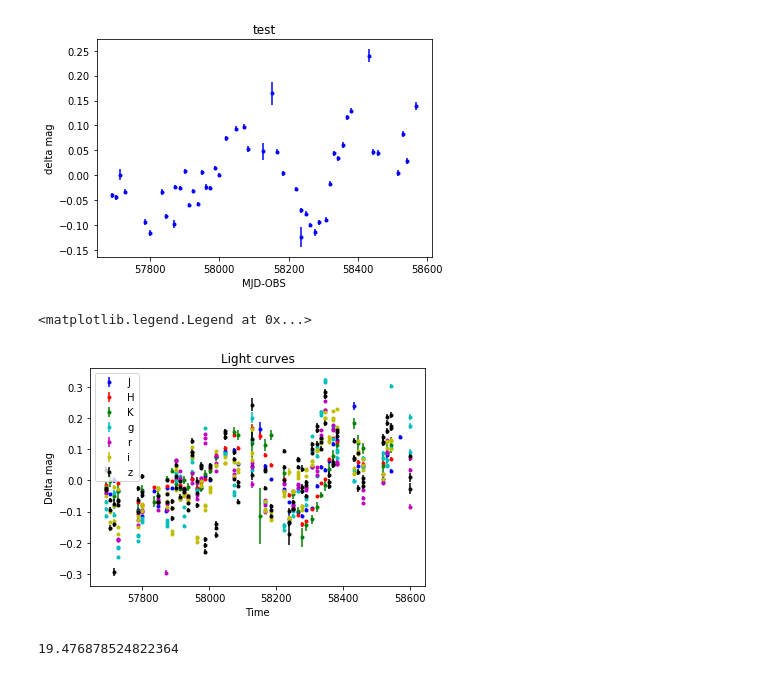
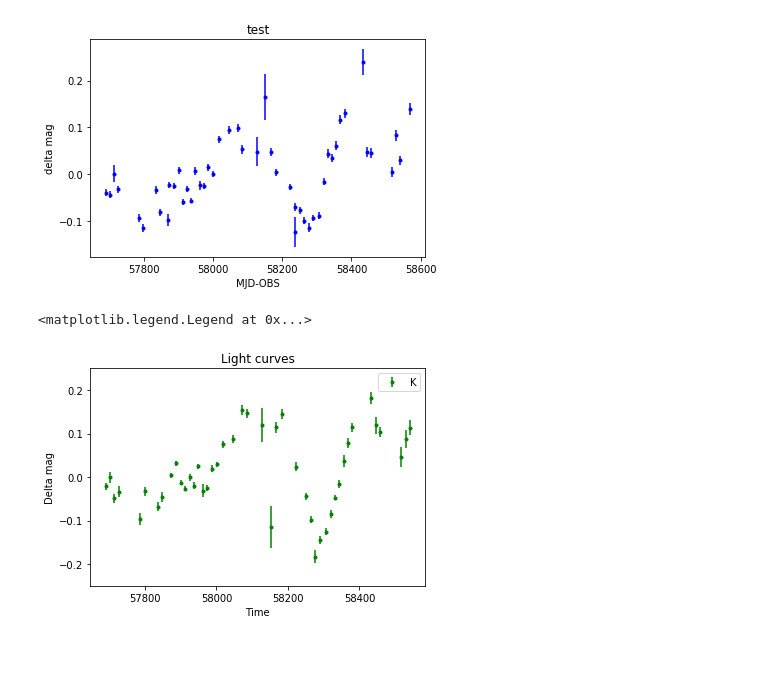
Before and after one commit to MalteBrinch/Master-Thesis-Code, a Jupyter notebook: Data plot.ipynb, the cells around one changed output. Drawn from its saved outputs; the diff is of its cells as text; code cells hidden in the pictures.

```diff
--- a/Data plot.ipynb
+++ b/Data plot.ipynb
@@ -12,7 +12,7 @@ import exoplanet as xo
 import scipy.signal
 # %%
 # Read photometry catalogue created by my other script
-photfilename = 'F51_out_REMIR_ROS2.fits'
+photfilename = 'F51_out_REMIR_ROS2_phot_v02.fits'
 data = fits.getdata(photfilename, 1)
 
 # The photometry catalogue contains aperture photometry in 25 different
@@ -52,32 +52,30 @@ mjd_obs = data['mjd_obs']
 maskJ = (filt == 'J')
 #print(magerr_ref1[mask])
 #plt.scatter(mjd_obs[mask], delta_mag_agn_ref1[mask]-np.median(delta_mag_agn_ref1[mask]))
-plt.errorbar(mjd_obs[maskJ], delta_mag_agn_ref1[maskJ]-np.median(delta_mag_agn_ref1[maskJ]), magerr_ref1[maskJ],fmt='b.')
+plt.errorbar(mjd_obs[maskJ], delta_mag_agn_ref1[maskJ]-np.median(delta_mag_agn_ref1[maskJ]), magerr_agn[maskJ],fmt='b.')
 plt.title('test')
 plt.xlabel('MJD-OBS')
 plt.ylabel('delta mag')
 plt.show()
 # %% [output]
-[figure, old version]
+[figure, new version]
 # %%
 #J band data
 xJ=np.asarray(mjd_obs[maskJ], dtype=float)
 nJ=len(xJ)
 XJ = np.reshape(xJ,(nJ,1))
 yJ=np.asarray(delta_mag_agn_ref1[maskJ]-np.median(delta_mag_agn_ref1[maskJ]), dtype=float)
-yJerr = np.array(magerr_ref1[maskJ], dtype=float)
+yJerr = np.array(magerr_agn[maskJ], dtype=float)
 
 #H band data
 maskH = (filt == 'H')
-xHtemp=np.asarray(mjd_obs[maskH], dtype=float)
-xH=np.delete(xHtemp,(1,2))
+Htemp=delta_mag_agn_ref1[maskH]
+Hisnan=~np.isnan(Htemp)
+xH=np.asarray(mjd_obs[maskH][Hisnan], dtype=float)
 nH=len(xH)
 XH = np.reshape(xH,(nH,1))
-XH_new=np.linspace(min(XH),max(XH),100,dtype=np.float64)
-Hdelta_mag_agn_ref1=np.delete(delta_mag_agn_ref1[maskH],(1,2))
-yH=np.asarray(Hdelta_mag_agn_ref1-np.median(Hdelta_mag_agn_ref1), dtype=float)
-yHerrtemp = np.asarray(magerr_ref1[maskH], dtype=float)
-yHerr=np.delete(yHerrtemp,(1,2))
+yH=np.asarray(delta_mag_agn_ref1[maskH][Hisnan]-np.median(delta_mag_agn_ref1[maskH][Hisnan]), dtype=float)
+yHerr = np.asarray(magerr_agn[maskH][Hisnan], dtype=float)
 
 #K band data
 maskK = (filt == 'K')
@@ -85,7 +83,7 @@ xK=np.asarray(mjd_obs[maskK], dtype=float)
 nK=len(xK)
 XK = np.reshape(xK,(nK,1))
 yK=np.asarray(delta_mag_agn_ref1[maskK]-np.median(delta_mag_agn_ref1[maskK]), dtype=float)
-yKerr = np.asarray(magerr_ref1[maskK], dtype=float)
+yKerr = np.asarray(magerr_agn[maskK], dtype=float)
 
 #g band data
 maskg = (filt == 'g')
@@ -95,7 +93,7 @@ xg=np.asarray(mjd_obs[maskg][gisnan], dtype=float)
 ng=len(xg)
 Xg = np.reshape(xg,(ng,1))
 yg=np.asarray(delta_mag_agn_ref1[maskg][gisnan]-np.median(delta_mag_agn_ref1[maskg][gisnan]), dtype=float)
-ygerr = np.asarray(magerr_ref1[maskg][gisnan], dtype=float)
+ygerr = np.asarray(magerr_agn[maskg][gisnan], dtype=float)
 #remove values
 xg=xg[(yg>-0.4) & (yg<0.4)]
 ng=len(xg)
@@ -111,7 +109,7 @@ xr=np.asarray(mjd_obs[maskr][risnan], dtype=float)
 nr=len(xr)
 Xr = np.reshape(xr,(nr,1))
 yr=np.asarray(delta_mag_agn_ref1[maskr][risnan]-np.median(delta_mag_agn_ref1[maskr][risnan]), dtype=float)
-yrerr = np.asarray(magerr_ref1[maskr][risnan], dtype=float)
+yrerr = np.asarray(magerr_agn[maskr][risnan], dtype=float)
 #remove values
 xr=xr[(yr>-0.4) & (yr<0.4)]
 nr=len(xr)
@@ -127,7 +125,7 @@ xi=np.asarray(mjd_obs[maski][iisnan], dtype=float)
 ni=len(xi)
 Xi = np.reshape(xi,(ni,1))
 yi=np.asarray(delta_mag_agn_ref1[maski][iisnan]-np.median(delta_mag_agn_ref1[maski][iisnan]), dtype=float)
-yierr = np.asarray(magerr_ref1[maski][iisnan], dtype=float)
+yierr = np.asarray(magerr_agn[maski][iisnan], dtype=float)
 #remove values
 xi=xi[(yi>-0.4) & (yi<0.4)]
 ni=len(xi)
@@ -143,7 +141,7 @@ xz=np.asarray(mjd_obs[maskz][zisnan], dtype=float)
 nz=len(xz)
 Xz = np.reshape(xz,(nz,1))
 yz=np.asarray(delta_mag_agn_ref1[maskz][zisnan]-np.median(delta_mag_agn_ref1[maskz][zisnan]), dtype=float)
-yzerr = np.asarray(magerr_ref1[maskz][zisnan], dtype=float)
+yzerr = np.asarray(magerr_agn[maskz][zisnan], dtype=float)
 #remove values
 xz=xz[(yz>-0.4) & (yz<0.4)]
 nz=len(xz)
@@ -159,22 +157,20 @@ X_tot=np.reshape(X_tot,(len(X_tot),1))
 #combine all y values for guess
 Y_tot= np.concatenate((yJ,yH,yK),axis=None)
 # %%
-plt.errorbar(xJ, yJ, yJerr,fmt='b.',label='J')
-plt.errorbar(xH, yH, yHerr,fmt='r.',label='H')
+#plt.errorbar(xJ, yJ, yJerr,fmt='b.',label='J')
+#plt.errorbar(xH, yH, yHerr,fmt='r.',label='H')
 plt.errorbar(xK, yK, yKerr,fmt='g.',label='K')
-plt.errorbar(xg, yg, ygerr,fmt='c.',label='g')
-plt.errorbar(xr, yr, yrerr,fmt='m.',label='r')
-plt.errorbar(xi, yi, yierr,fmt='y.',label='i')
-plt.errorbar(xz, yz, yzerr,fmt='k.',label='z')
-#plt.ylim(-1,1)
+#plt.errorbar(xg, yg, ygerr,fmt='c.',label='g')
+#plt.errorbar(xr, yr, yrerr,fmt='m.',label='r')
+#plt.errorbar(xi, yi, yierr,fmt='y.',label='i')
+#plt.errorbar(xz, yz, yzerr,fmt='k.',label='z')
+
+plt.ylim(-0.25,0.25)
+#plt.xlim(58200,58400)
 plt.title('Light curves')
 plt.xlabel('Time')
 plt.ylabel('Delta mag')
 plt.legend()
 # %% [output]
 <matplotlib.legend.Legend at 0x...>
-[figure, old version]
+[figure, new version]
-# %%
-sum(abs(yg/ygerr)/len(yg))
-# %% [output]
-19.476878524822364
```
Also changed, not shown: parts of 13 cells of this notebook.
